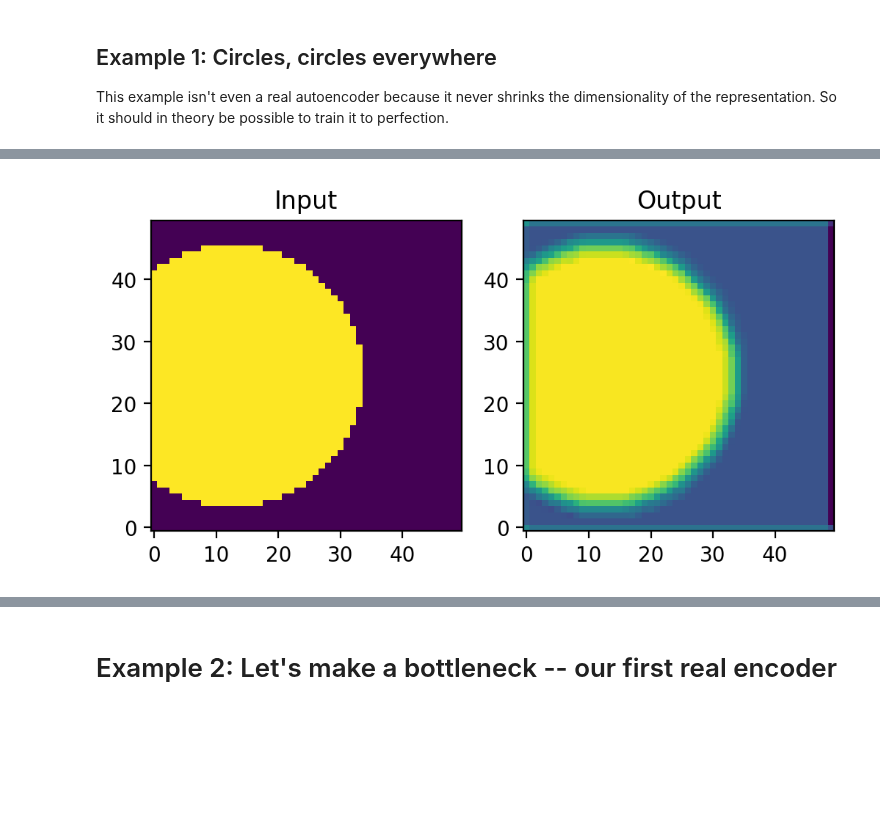
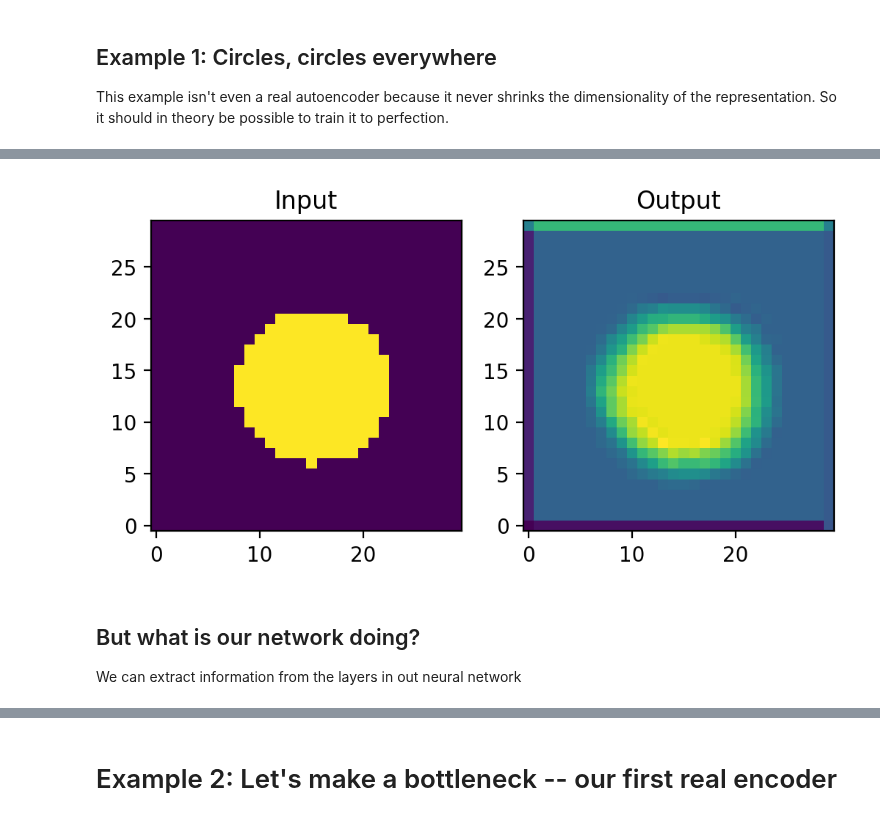
Before and after one commit to nichol77/mlForPhysicists, a Jupyter notebook: Week4/Week4_Autoencoder.ipynb, the cells around one changed output, grey strips where cells are left out. Saved outputs shown, nothing was run; the diff lists cells and outputs as text; code cells hidden in the pictures; blank space fills up the shorter version.

```diff
--- a/Week4/Week4_Autoencoder.ipynb
+++ b/Week4/Week4_Autoencoder.ipynb
@@ -194,5 +194,8 @@ Text(0, 0.5, 'Cost')
 # %%
-#And now when we look our model2work is probably doing a much better job of reproducing the image
-plot_test_image(model,my_generator,50)
+#And now when we look our model is probably doing a much better job of reproducing the image
+plot_test_image(model,my_generator,30)
 # %% [output]
-[figure, old version]
+[figure, new version]
+# %% [markdown]
+## But what is our network doing?
+We can extract information from the layers in out neural network
```
Also changed, not shown: parts of 16 cells of this notebook, 2 other files.
